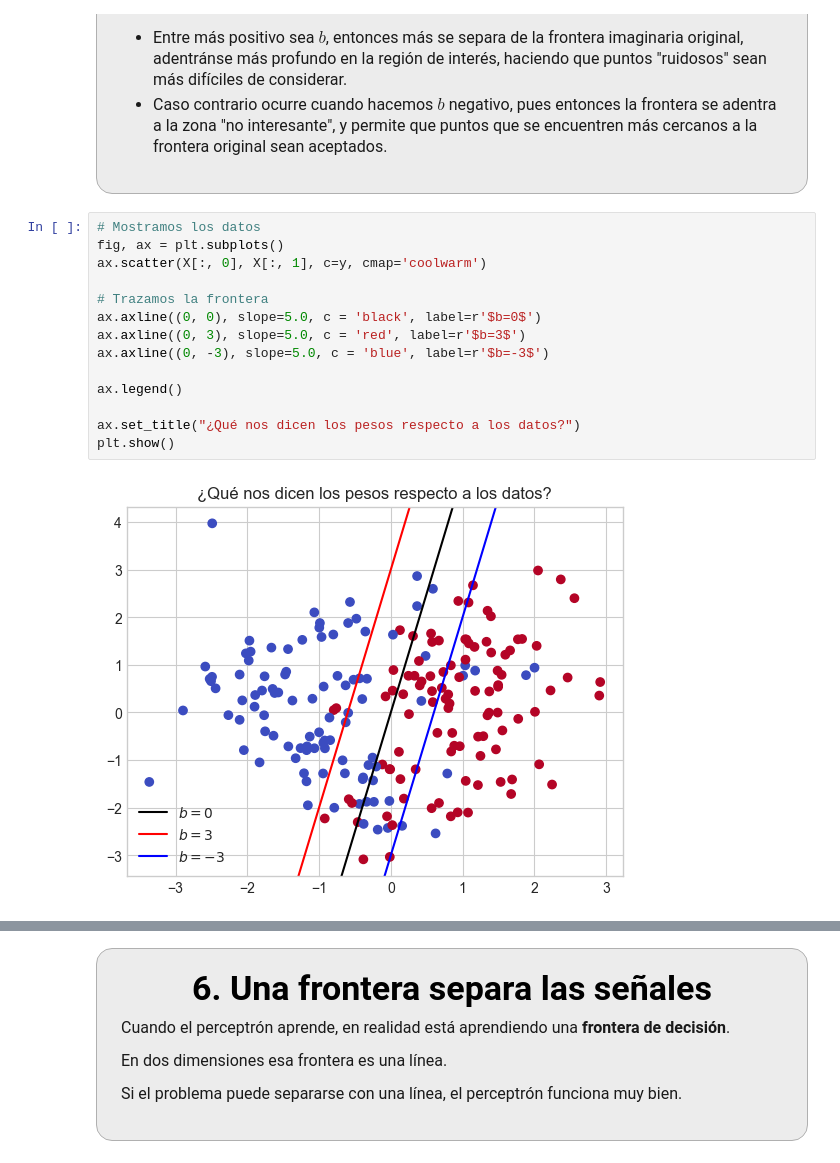
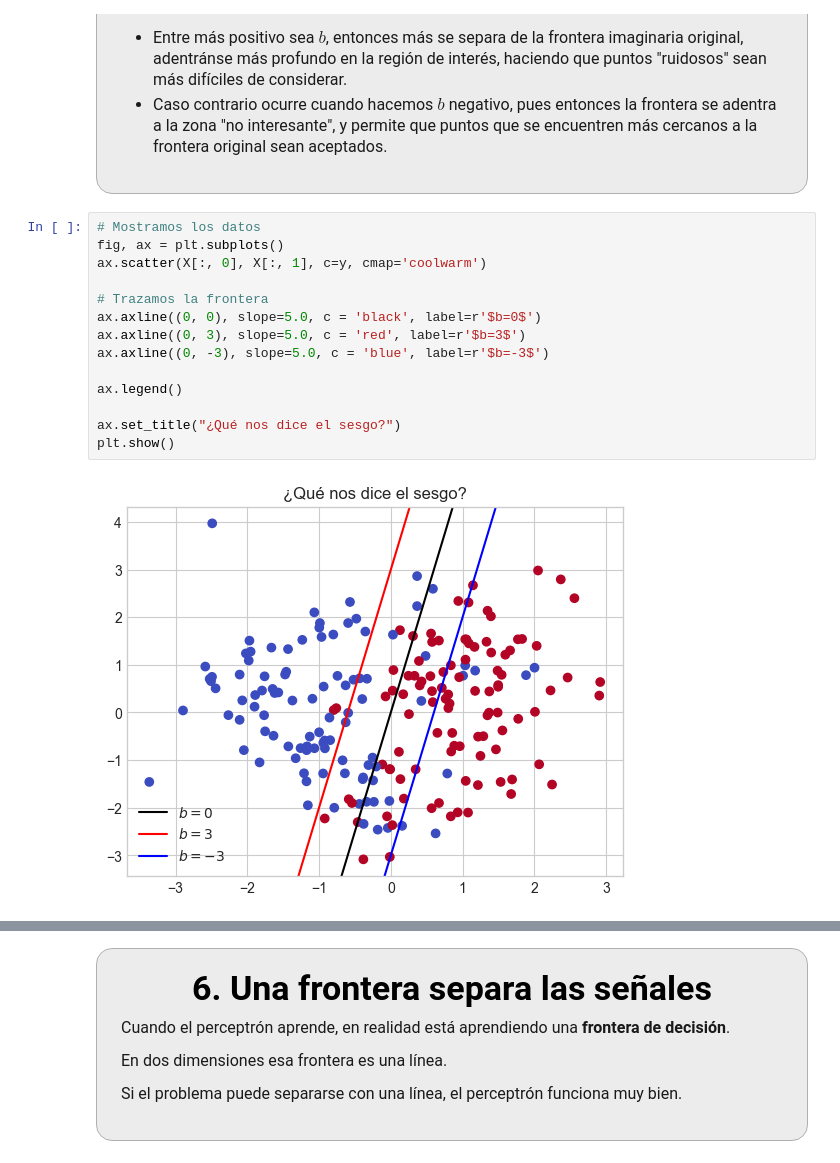
Before and after one commit to saacostad/ComputationalAstroPhysics, a Jupyter notebook: Final Project/Notebook_Observatorio_Aprende_a_Mirar.ipynb, the cells around one changed output, grey strips where cells are left out. Saved outputs shown, nothing was run; the diff lists cells and outputs as text.

```diff
--- a/Final Project/Notebook_Observatorio_Aprende_a_Mirar.ipynb
+++ b/Final Project/Notebook_Observatorio_Aprende_a_Mirar.ipynb
@@ -497,19 +497,19 @@ En el ejemplo anterior, este se ve como el intercepto de la línea que estamos u
 # %%
 # Mostramos los datos
 fig, ax = plt.subplots()
 ax.scatter(X[:, 0], X[:, 1], c=y, cmap='coolwarm')
 
 # Trazamos la frontera
 ax.axline((0, 0), slope=5.0, c = 'black', label=r'$b=0$')
 ax.axline((0, 3), slope=5.0, c = 'red', label=r'$b=3$')
 ax.axline((0, -3), slope=5.0, c = 'blue', label=r'$b=-3$')
 
 ax.legend()
 
-ax.set_title("¿Qué nos dicen los pesos respecto a los datos?")
+ax.set_title("¿Qué nos dice el sesgo?")
 plt.show()
 # %% [output]
-[figure, old version]
+[figure, new version]
 # %% [markdown]
 <div style="
 background-color:#ececec;
```
Also changed, not shown: parts of 3 cells of this notebook.
